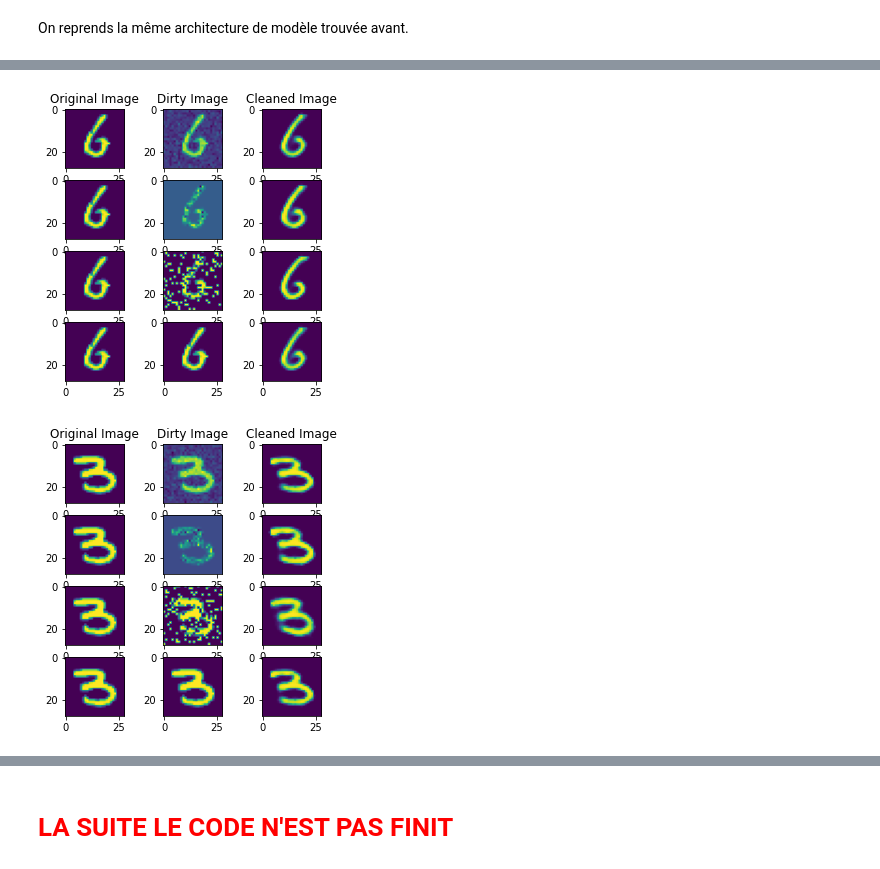
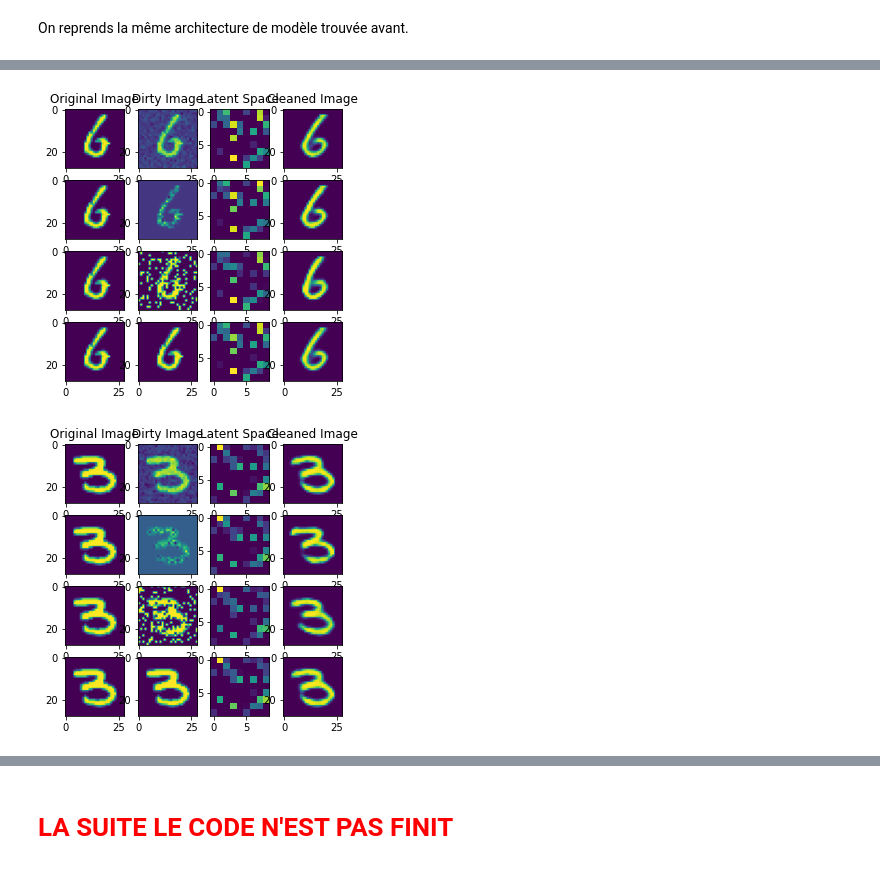
Before and after one commit to franzele21/autoencodeur_tp, a Jupyter notebook: DenoisingAutoencoder.ipynb, the cells around one changed output, grey strips where cells are left out. Saved outputs shown, nothing was run; the diff lists cells and outputs as text; code cells hidden in the pictures.

Commit message:
[FMU] MODIFIED : created a good model

```diff
--- a/DenoisingAutoencoder.ipynb
+++ b/DenoisingAutoencoder.ipynb
@@ -715,3 +726,5 @@ testset_all = np.array([testset_all[i][0].numpy() for i in range(len(testset_all
 # %%
 # true_error_all, losslist_all = train_test(best_model_all, best_model_optim_all, best_model_criterion_all, 100, device, trainloader_all, testset_all)
+best_model_all = denoising_model(**[results[str(j)]["params"] for j in range(27) if results[str(j)]["true_error"] == min([results[str(i)]["true_error"] for i in range(27)])][0])
 best_model_all.load_state_dict(torch.load("model_all", map_location=device))
+best_model_all.eval()
@@ -729,23 +761,26 @@ torch.save(best_model.state_dict(), "model_all")  # We save the model state dict
 # %%
-f,axes= plt.subplots(4,3,figsize=(5,5))
+f,axes= plt.subplots(4,4,figsize=(5,5))
 axes[0,0].set_title("Original Image")
 axes[0,1].set_title("Dirty Image")
-axes[0,2].set_title("Cleaned Image")
+axes[0,2].set_title("Latent Space")
+axes[0,3].set_title("Cleaned Image")
 for i, noise in enumerate(["gaussian", "speckle", "salt_pepper", ""]):
     clean = xtest_all[50]
     dirty = add_noise(np.array(clean), noise, 0.8)
     predicted = best_model_all(torch.tensor(dirty.flatten()).type(torch.FloatTensor))
 
     axes[i, 0].imshow(clean)
     axes[i, 1].imshow(dirty.reshape((28, 28)))
-    axes[i, 2].imshow(predicted.detach().numpy().reshape((28, 28)))
+    axes[i, 2].imshow(best_model_all.encode(torch.tensor(dirty.flatten()).type(torch.FloatTensor)).detach().numpy().reshape((9, 9)))
+    axes[i, 3].imshow(predicted.detach().numpy().reshape((28, 28)))
 # %% [output]
-[figure, old version]
+[figure, new version]
 # %%
-f,axes= plt.subplots(4,3,figsize=(5,5))
+f,axes= plt.subplots(4,4,figsize=(5,5))
 axes[0,0].set_title("Original Image")
 axes[0,1].set_title("Dirty Image")
-axes[0,2].set_title("Cleaned Image")
+axes[0,2].set_title("Latent Space")
+axes[0,3].set_title("Cleaned Image")
 for i, noise in enumerate(["gaussian", "speckle", "salt_pepper", ""]):
     clean = xtest_all[51]
     dirty = add_noise(np.array(clean), noise, 0.8)
@@ -753,6 +788,7 @@ for i, noise in enumerate(["gaussian", "speckle", "salt_pepper", ""]):
 
     axes[i, 0].imshow(clean)
     axes[i, 1].imshow(dirty.reshape((28, 28)))
-    axes[i, 2].imshow(predicted.detach().numpy().reshape((28, 28)))
+    axes[i, 2].imshow(best_model_all.encode(torch.tensor(dirty.flatten()).type(torch.FloatTensor)).detach().numpy().reshape((9, 9)))
+    axes[i, 3].imshow(predicted.detach().numpy().reshape((28, 28)))
 # %% [output]
-[figure, old version]
+[figure, new version]
```
Also changed, not shown: parts of 39 cells of this notebook, 4 other files.
